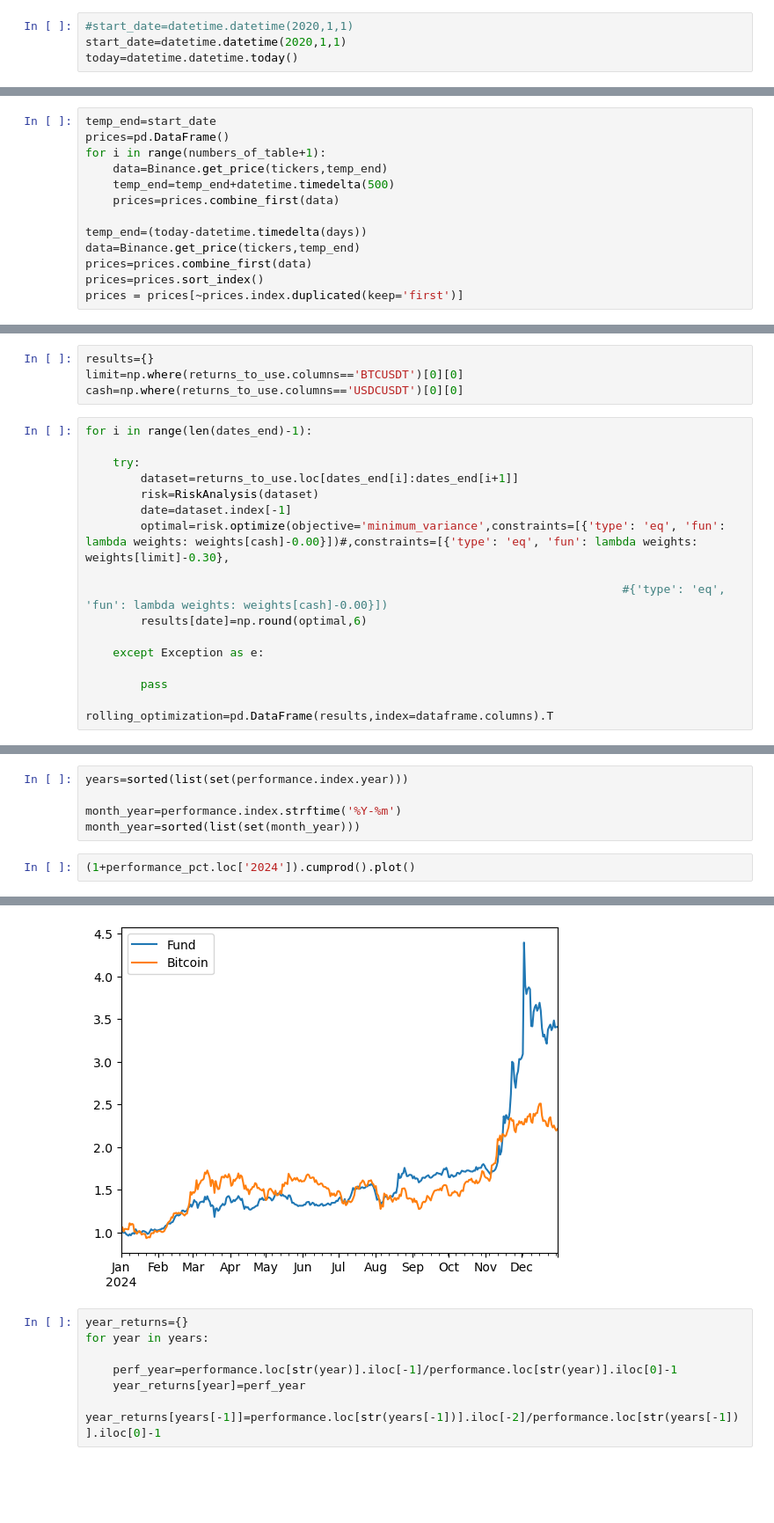
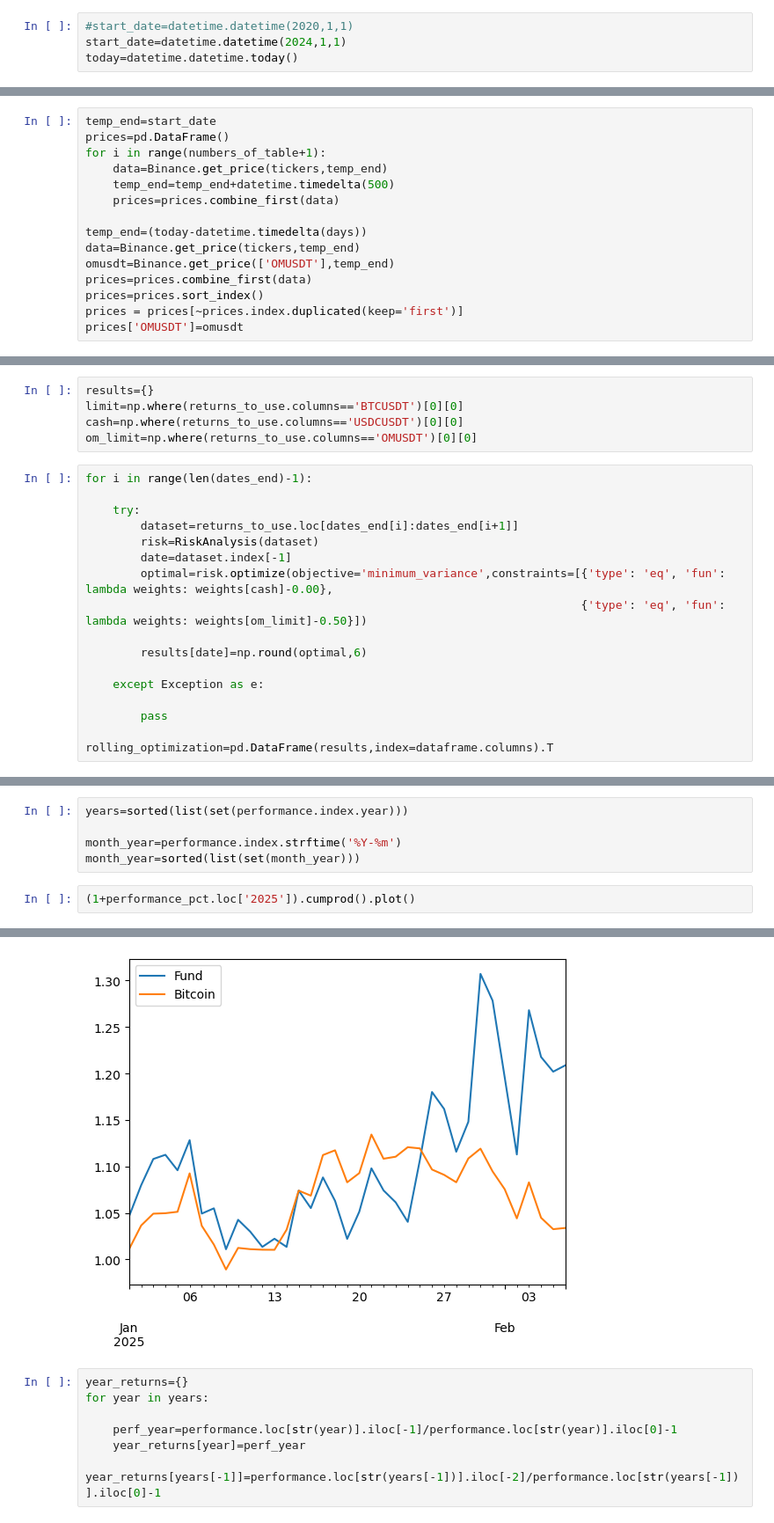
Before and after one commit to niroojane/Risk-Management, a Jupyter notebook: Active Crypto Strategy.ipynb, the cells around one changed output, grey strips where cells are left out. Shown at 88% size. Saved outputs shown, nothing was run; the diff lists cells and outputs as text; blank space fills up the shorter version.

```diff
--- a/Active Crypto Strategy.ipynb
+++ b/Active Crypto Strategy.ipynb
@@ -20,7 +20,7 @@ Binance=BinanceAPI(binance_api_key,binance_api_secret)
 # Importing Data
 # %%
 #start_date=datetime.datetime(2020,1,1)
-start_date=datetime.datetime(2020,1,1)
+start_date=datetime.datetime(2024,1,1)
 today=datetime.datetime.today()
 # %%
 days=(today-start_date).days
@@ -42,9 +42,11 @@ for i in range(numbers_of_table+1):
 
 temp_end=(today-datetime.timedelta(days))
 data=Binance.get_price(tickers,temp_end)
+omusdt=Binance.get_price(['OMUSDT'],temp_end)
 prices=prices.combine_first(data)
 prices=prices.sort_index()
 prices = prices[~prices.index.duplicated(keep='first')]
+prices['OMUSDT']=omusdt
 # %%
 returns=np.log(1+prices.pct_change())
 returns.index=pd.to_datetime(returns.index)
@@ -93,6 +95,7 @@ returns_to_use
 results={}
 limit=np.where(returns_to_use.columns=='BTCUSDT')[0][0]
 cash=np.where(returns_to_use.columns=='USDCUSDT')[0][0]
+om_limit=np.where(returns_to_use.columns=='OMUSDT')[0][0]
 # %%
 for i in range(len(dates_end)-1):
 
@@ -100,9 +103,9 @@ for i in range(len(dates_end)-1):
         dataset=returns_to_use.loc[dates_end[i]:dates_end[i+1]]
         risk=RiskAnalysis(dataset)
         date=dataset.index[-1]
-        optimal=risk.optimize(objective='minimum_variance',constraints=[{'type': 'eq', 'fun': lambda weights: weights[cash]-0.00}])#,constraints=[{'type': 'eq', 'fun': lambda weights: weights[limit]-0.30},
+        optimal=risk.optimize(objective='minimum_variance',constraints=[{'type': 'eq', 'fun': lambda weights: weights[cash]-0.00},
+                                                                        {'type': 'eq', 'fun': lambda weights: weights[om_limit]-0.50}])
 
-                                                                              #{'type': 'eq', 'fun': lambda weights: weights[cash]-0.00}])
         results[date]=np.round(optimal,6)
 
     except Exception as e:
@@ -220,10 +220,10 @@ years=sorted(list(set(performance.index.year)))
 month_year=performance.index.strftime('%Y-%m')
 month_year=sorted(list(set(month_year)))
 # %%
-(1+performance_pct.loc['2024']).cumprod().plot()
+(1+performance_pct.loc['2025']).cumprod().plot()
 # %% [output]
 <Axes: >
-[figure, old version]
+[figure, new version]
 # %%
 year_returns={}
 for year in years:
```
Also changed, not shown: parts of 11 cells of this notebook, 3 other files.
